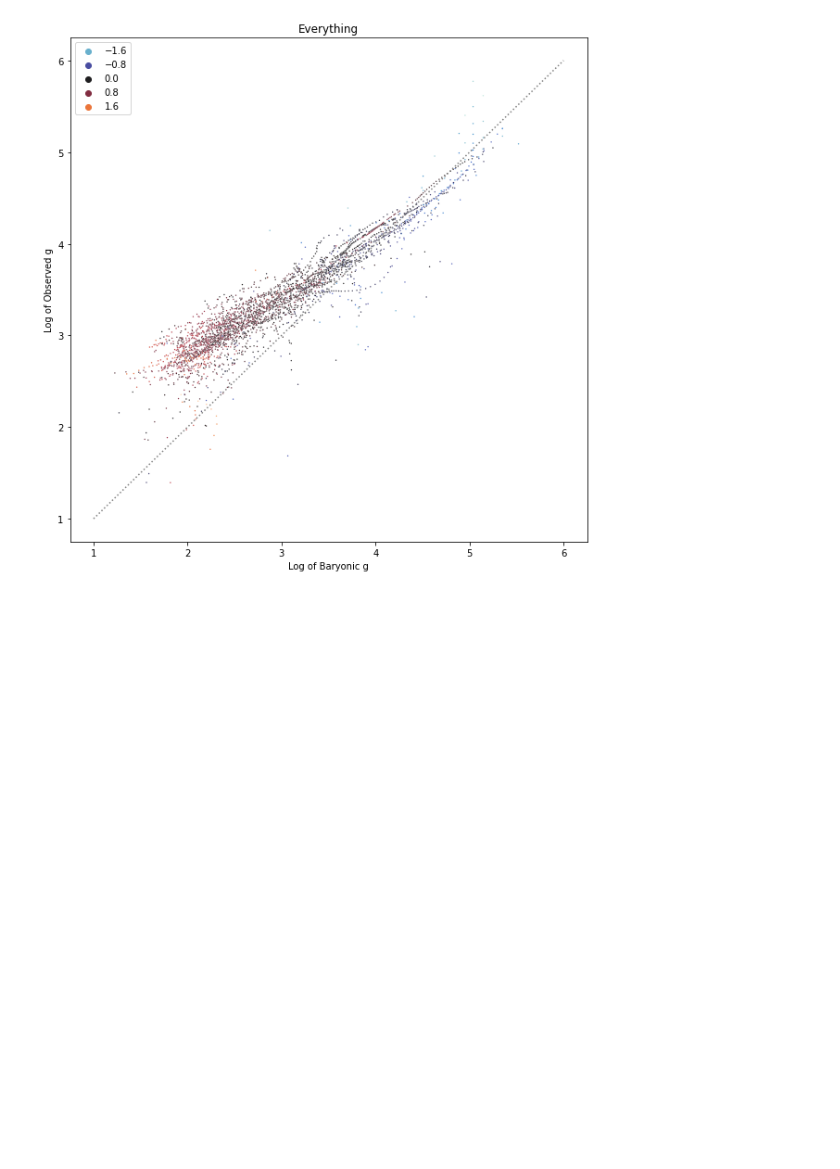
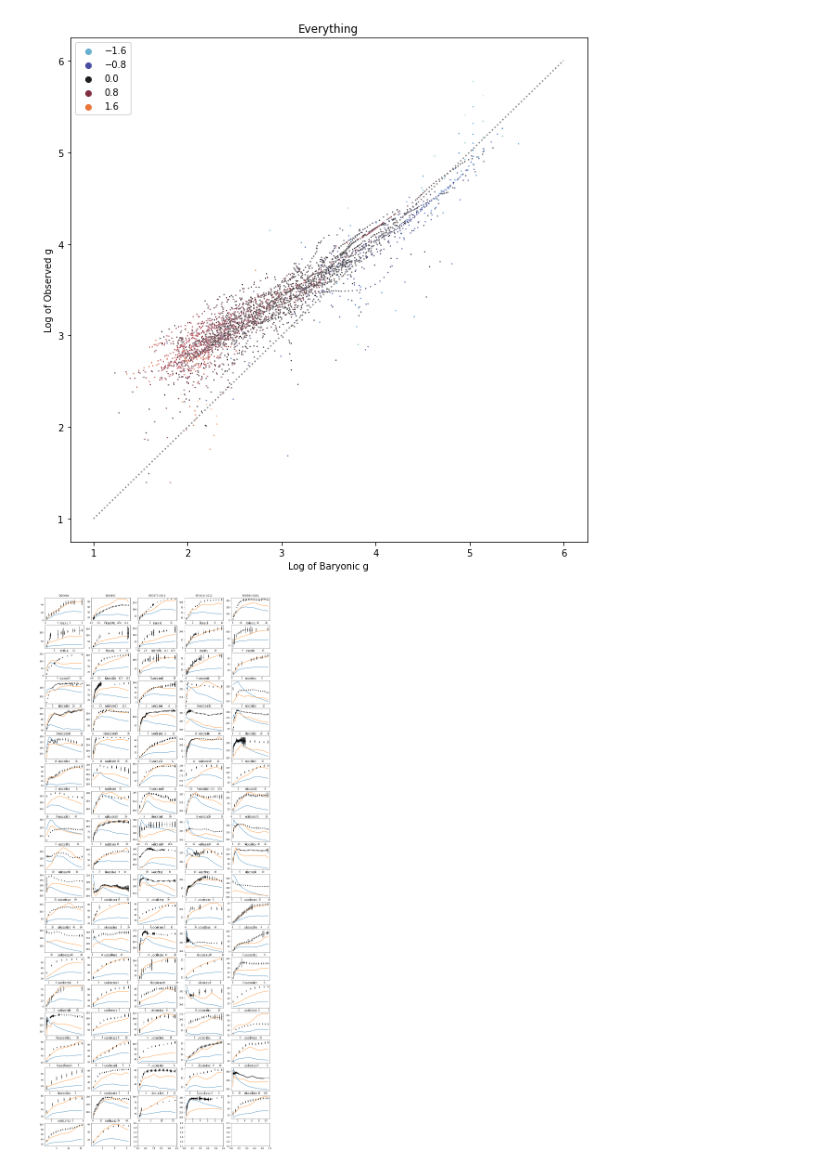
Before and after one commit to timjdavey/galactus, a Jupyter notebook: notebooks/Standard RAR plot.ipynb, the cells around one changed output. Drawn from its saved outputs; the diff is of its cells as text; code cells hidden in the pictures; blank space fills up the shorter version.

```diff
--- a/notebooks/Standard RAR plot.ipynb
+++ b/notebooks/Standard RAR plot.ipynb
@@ -7,3 +7,30 @@ standard = Result(load_sparc(namespace='sparc_standard'))
 g = standard.plot_rar()
 # %% [output]
 [figure]
+# %%
+scalar = Result(load_sparc(namespace='sparc_scalar'))
+# %%
+import matplotlib.pyplot as plt
+import seaborn as sns
+
+def plot_velocities(smog, reference, cols=5):
+    groups = smog.dataframe.query('Q == 1').groupby('Galaxy')
+    fig, axes = plt.subplots((len(groups)//cols)+1, cols, figsize=(20,50))
+
+    i = 0
+    for galaxy, df in groups:
+        ax = axes[i//cols][i%cols]
+        # baryonic
+        sdf = reference.dataframe.query('Galaxy=="%s"' % galaxy)
+        g = sns.lineplot(x=sdf['R'], y=sdf['Sbar'], ax=ax)
+        # smog
+        g = sns.lineplot(x=df['R'], y=df['Sbar'], ax=ax)
+        # observations
+        g.errorbar(df['R'], df['Vobs'], yerr=df['e_Vobs'], fmt='.k')
+        # labels
+        g.set(title=galaxy, xlabel=None, ylabel=None)
+        i += 1
+
+plot_velocities(scalar, standard)
+# %% [output]
+[figure, added]
```
Also changed, not shown: 3 other files.
